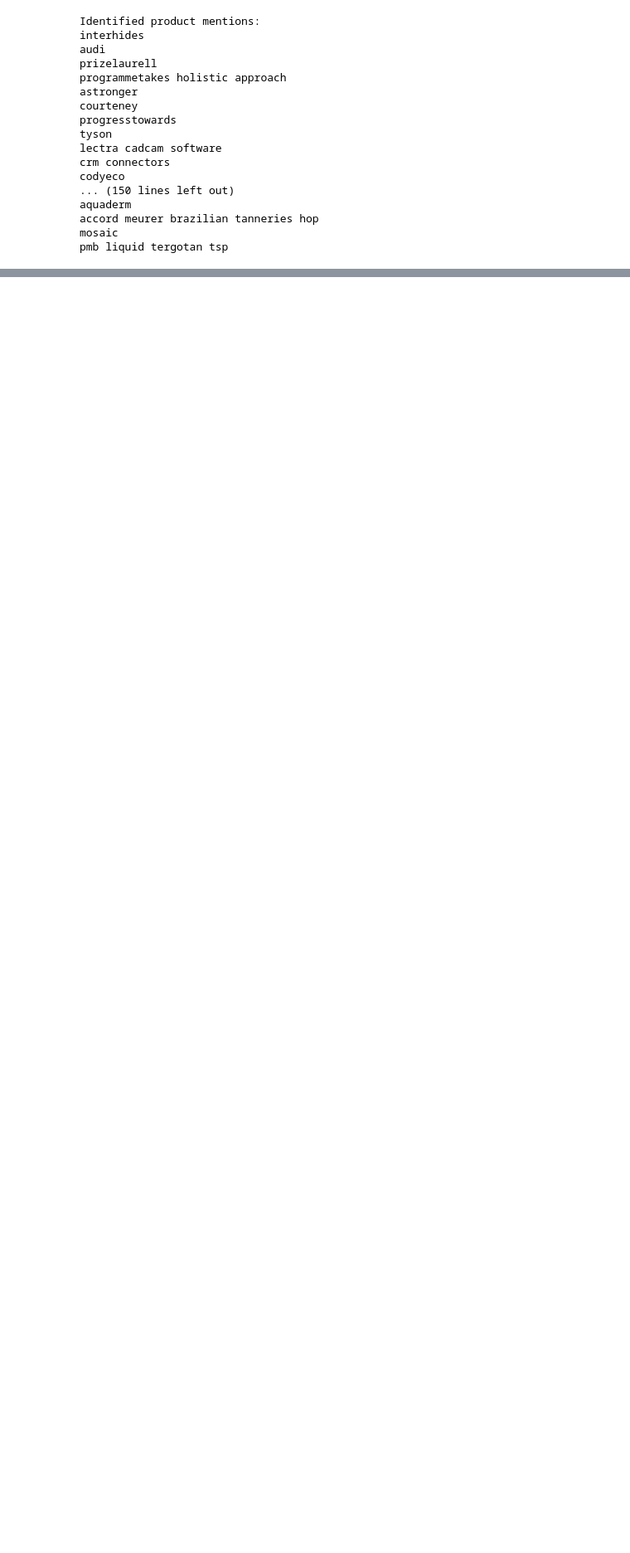
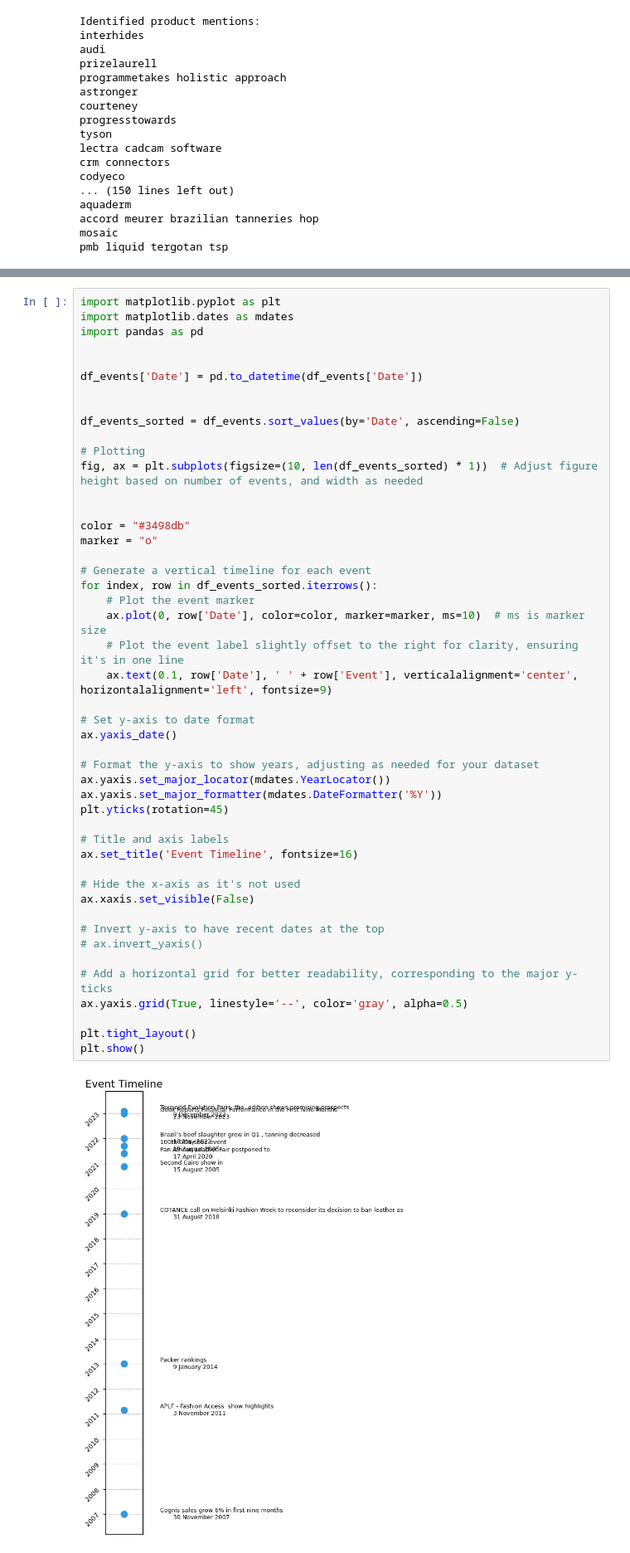
Before and after one commit to nikzmba/HackBeta, a Jupyter notebook: research/04_entity_product_identification.ipynb, the cells around one changed output, grey strips where cells are left out. Shown at 83% size. Drawn from its saved outputs; the diff is of its cells as text; blank space fills up the shorter version.

```diff
--- a/research/04_entity_product_identification.ipynb
+++ b/research/04_entity_product_identification.ipynb
@@ -117,0 +346,49 @@ plt.show()
+# %%
+import matplotlib.pyplot as plt
+import matplotlib.dates as mdates
+import pandas as pd
+
+
+df_events['Date'] = pd.to_datetime(df_events['Date'])
+
+
+df_events_sorted = df_events.sort_values(by='Date', ascending=False)
+
+# Plotting
+fig, ax = plt.subplots(figsize=(10, len(df_events_sorted) * 1))  # Adjust figure height based on number of events, and width as needed
+
+
+color = "#3498db"
+marker = "o"
+
+# Generate a vertical timeline for each event
+for index, row in df_events_sorted.iterrows():
+    # Plot the event marker
+    ax.plot(0, row['Date'], color=color, marker=marker, ms=10)  # ms is marker size
+    # Plot the event label slightly offset to the right for clarity, ensuring it's in one line
+    ax.text(0.1, row['Date'], ' ' + row['Event'], verticalalignment='center', horizontalalignment='left', fontsize=9)
+
+# Set y-axis to date format
+ax.yaxis_date()
+
+# Format the y-axis to show years, adjusting as needed for your dataset
+ax.yaxis.set_major_locator(mdates.YearLocator())
+ax.yaxis.set_major_formatter(mdates.DateFormatter('%Y'))
+plt.yticks(rotation=45)
+
+# Title and axis labels
+ax.set_title('Event Timeline', fontsize=16)
+
+# Hide the x-axis as it's not used
+ax.xaxis.set_visible(False)
+
+# Invert y-axis to have recent dates at the top
+# ax.invert_yaxis()
+
+# Add a horizontal grid for better readability, corresponding to the major y-ticks
+ax.yaxis.grid(True, linestyle='--', color='gray', alpha=0.5)
+
+plt.tight_layout()
+plt.show()
+# %% [output]
+[figure, added]
```
Also changed, not shown: parts of 10 cells of this notebook, 1 other file.
